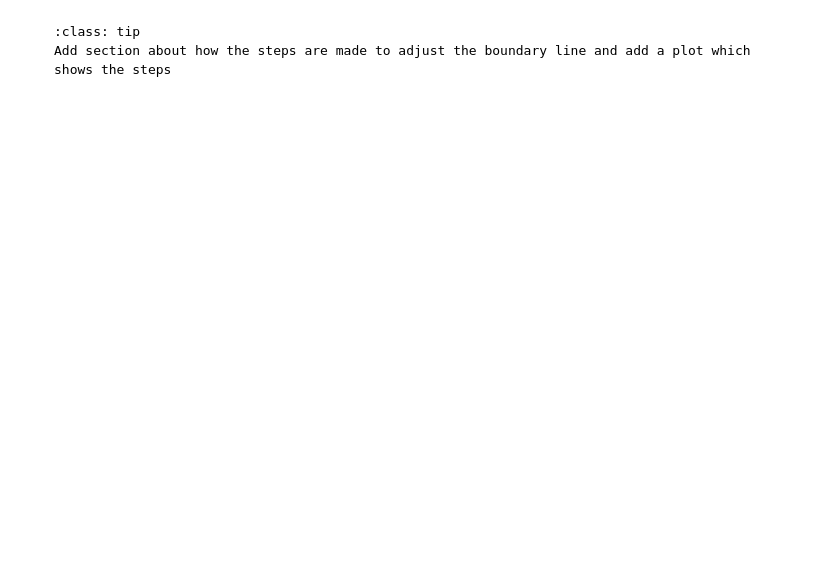
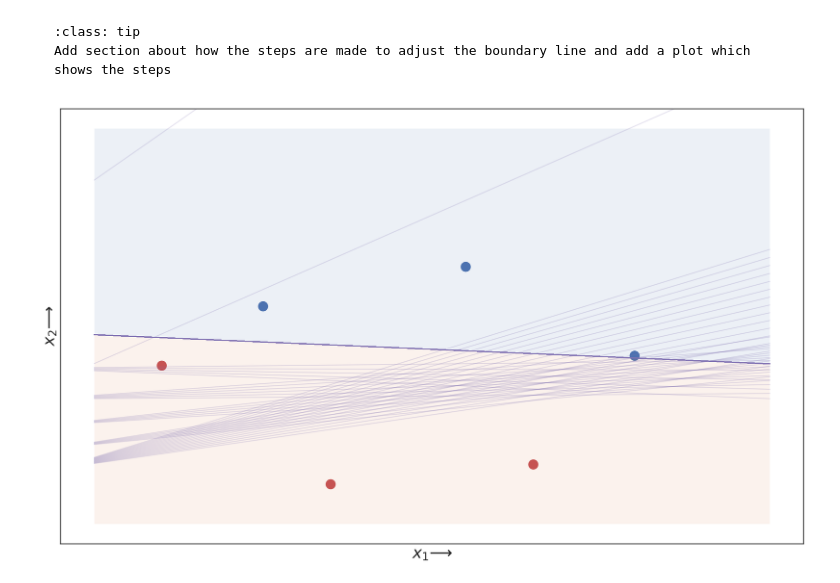
Before and after one commit to pruned-io/wiki, a Jupyter notebook: _sources/machine-learning/supervised-learning/perceptron-algorithm.ipynb, the cells around one changed output. Cells and saved outputs as stored; diff of their text form; code cells hidden in the pictures; blank space fills up the shorter version.

````diff
--- a/_sources/machine-learning/supervised-learning/perceptron-algorithm.ipynb
+++ b/_sources/machine-learning/supervised-learning/perceptron-algorithm.ipynb
@@ -315,3 +342,80 @@ With this we have created our first neural network!
 :class: tip
 Add section about how the steps are made to adjust the boundary line and add a plot which shows the steps
 ```
+# %%
+x1 = np.array([0.1, 0.25, 0.35, 0.55, 0.65, 0.8])
+x2 = np.array([1.3, 1.6, 0.7, 1.8, 0.8, 1.35])
+
+X = np.column_stack((x1, x2))
+y = np.array([1, 0, 1, 0, 1, 0])
+
+# Setting the random seed, feel free to change it and see different solutions.
+np.random.seed(28)
+
+def stepFunction(t):
+    if t >= 0:
+        return 1
+    return 0
+
+def prediction(X, W, b):
+    return stepFunction((np.matmul(X,W)+b)[0])
+
+# The function should receive as inputs the data X, the labels y,
+# the weights W (as an array), and the bias b,
+# update the weights and bias W, b, according to the perceptron algorithm,
+# and return W and b.
+def perceptronStep(X, y, W, b, learn_rate = 0.01):
+    for i in range(len(X)):
+        y_hat = prediction(X[i],W,b)
+        if y[i]-y_hat == 1:
+            W[0] += X[i][0]*learn_rate
+            W[1] += X[i][1]*learn_rate
+            b += learn_rate
+        elif y[i]-y_hat == -1:
+            W[0] -= X[i][0]*learn_rate
+            W[1] -= X[i][1]*learn_rate
+            b -= learn_rate
+    return W, b
+
+# This function runs the perceptron algorithm repeatedly on the dataset,
+# and returns a few of the boundary lines obtained in the iterations,
+# for plotting purposes.
+# Feel free to play with the learning rate and the num_epochs,
+# and see your results plotted below.
+def trainPerceptronAlgorithm(X, y, learn_rate = 0.01, num_epochs = 25):
+    x_min, x_max = min(X.T[0]), max(X.T[0])
+    y_min, y_max = min(X.T[1]), max(X.T[1])
+    W = np.array(np.random.rand(2,1))
+    b = np.random.rand(1)[0] + x_max
+    # These are the solution lines that get plotted below.
+    boundary_lines = []
+    for i in range(num_epochs):
+        # In each epoch, we apply the perceptron step.
+        W, b = perceptronStep(X, y, W, b, learn_rate)
+        boundary_lines.append((-W[0]/W[1], -b/W[1]))
+    return boundary_lines
+
+lines = trainPerceptronAlgorithm(X, y, learn_rate=0.02, num_epochs = 500)
+
+plt.figure(figsize=[20, 12])
+plt.scatter(X[:,0], X[:,1], c=y, s=200, cmap=matcol.ListedColormap([color_blue, color_red]))
+plt.ylim(0.4,2.6)
+
+x_plot = [0,1]
+
+for line in lines:
+    w = line[0]
+    b = line[1]
+    plt.plot(x_plot, w * x_plot + b, color=color_purple, alpha= 0.2)
+
+plt.fill_between(x_plot, x_plot * w + b, 2.5, alpha=0.1)
+plt.fill_between(x_plot, x_plot * w + b, 0.5, alpha=0.1)
+
+# Set x and y labels
+plt.xlabel('$x_1 ⟶$', fontsize=24)
+plt.ylabel('$x_2 ⟶$', fontsize=24)
+
+# Remove ticks
+plt.tick_params(axis='both', which='both', bottom=False, top=False, left=False, right=False, labelbottom=False, labelleft=False);
+# %% [output]
+[figure, added]
````
Also changed, not shown: parts of 3 cells of this notebook, 9 other files.
